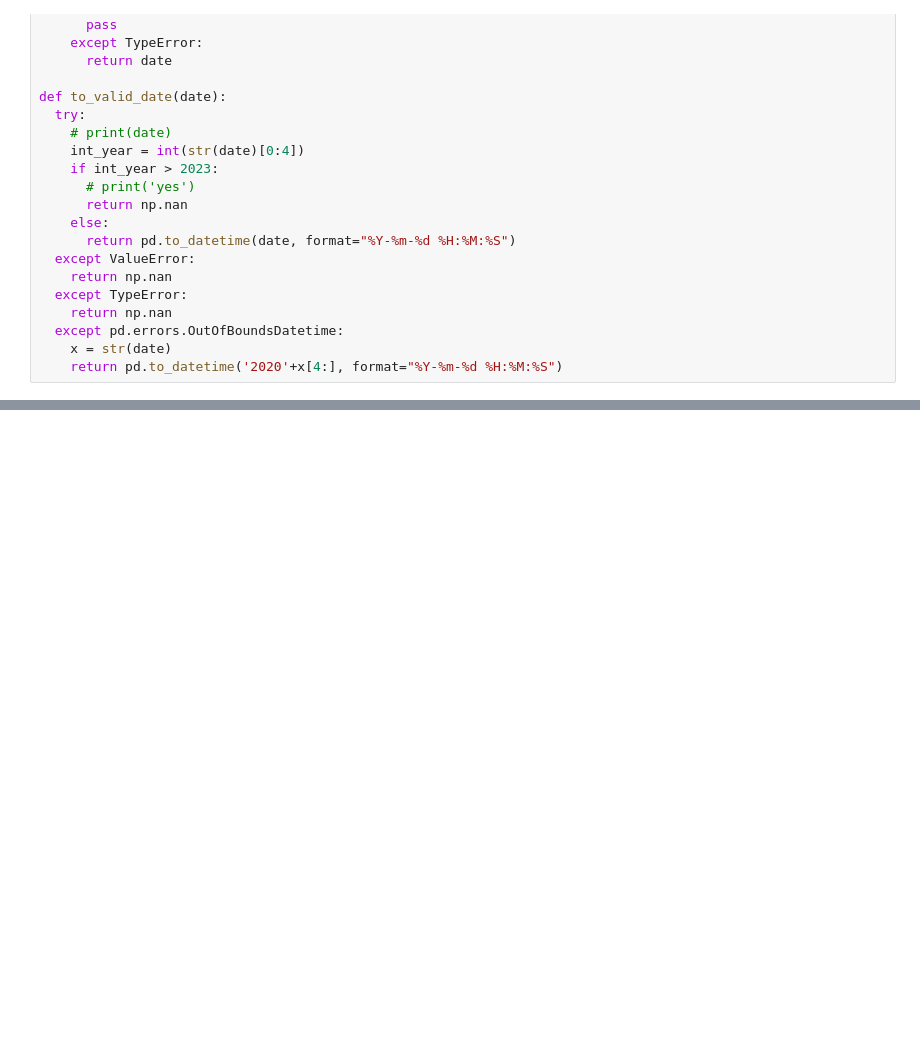
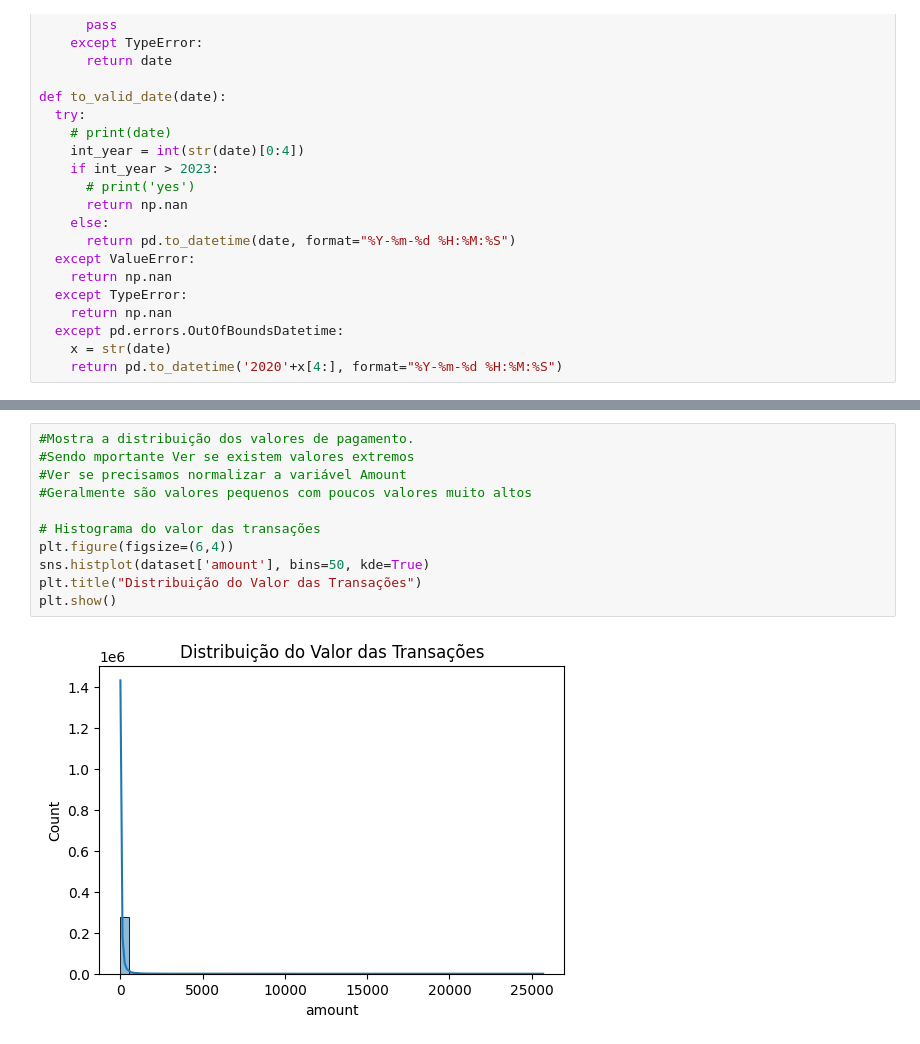
Before and after one commit to Aquiles-Moroni/fraude-cartao-credito, a Jupyter notebook: src/main.ipynb, the cells around one changed output, grey strips where cells are left out. Saved outputs shown, nothing was run; the diff lists cells and outputs as text; blank space fills up the shorter version.

```diff
--- a/src/main.ipynb
+++ b/src/main.ipynb
@@ -50,0 +160,13 @@ def to_valid_date(date):
+# %%
+#Mostra a distribuição dos valores de pagamento.
+#Sendo mportante Ver se existem valores extremos
+#Ver se precisamos normalizar a variável Amount
+#Geralmente são valores pequenos com poucos valores muito altos
+
+# Histograma do valor das transações
+plt.figure(figsize=(6,4))
+sns.histplot(dataset['amount'], bins=50, kde=True)
+plt.title("Distribuição do Valor das Transações")
+plt.show()
+# %% [output]
+[figure, added]
```
Also changed, not shown: parts of 13 cells of this notebook.
